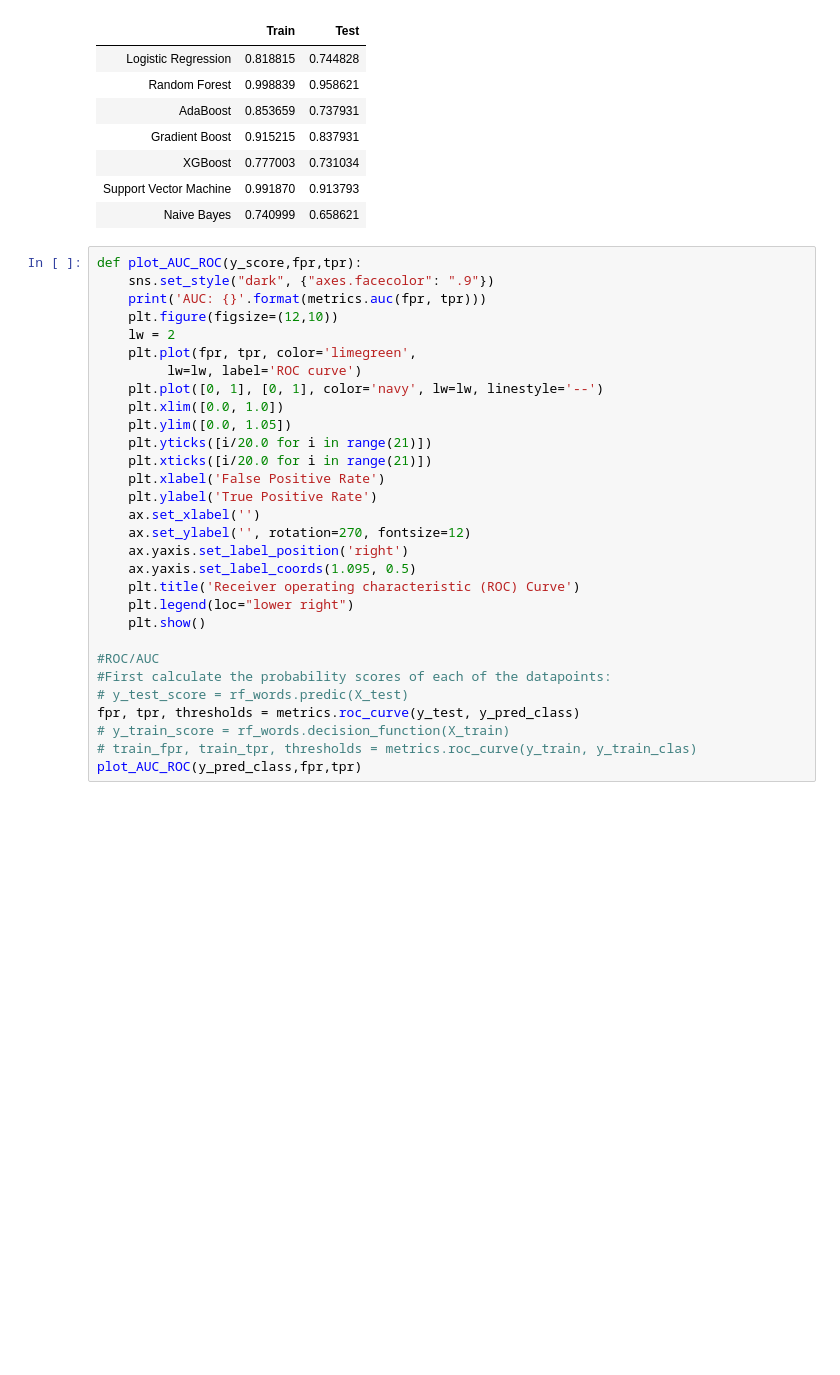
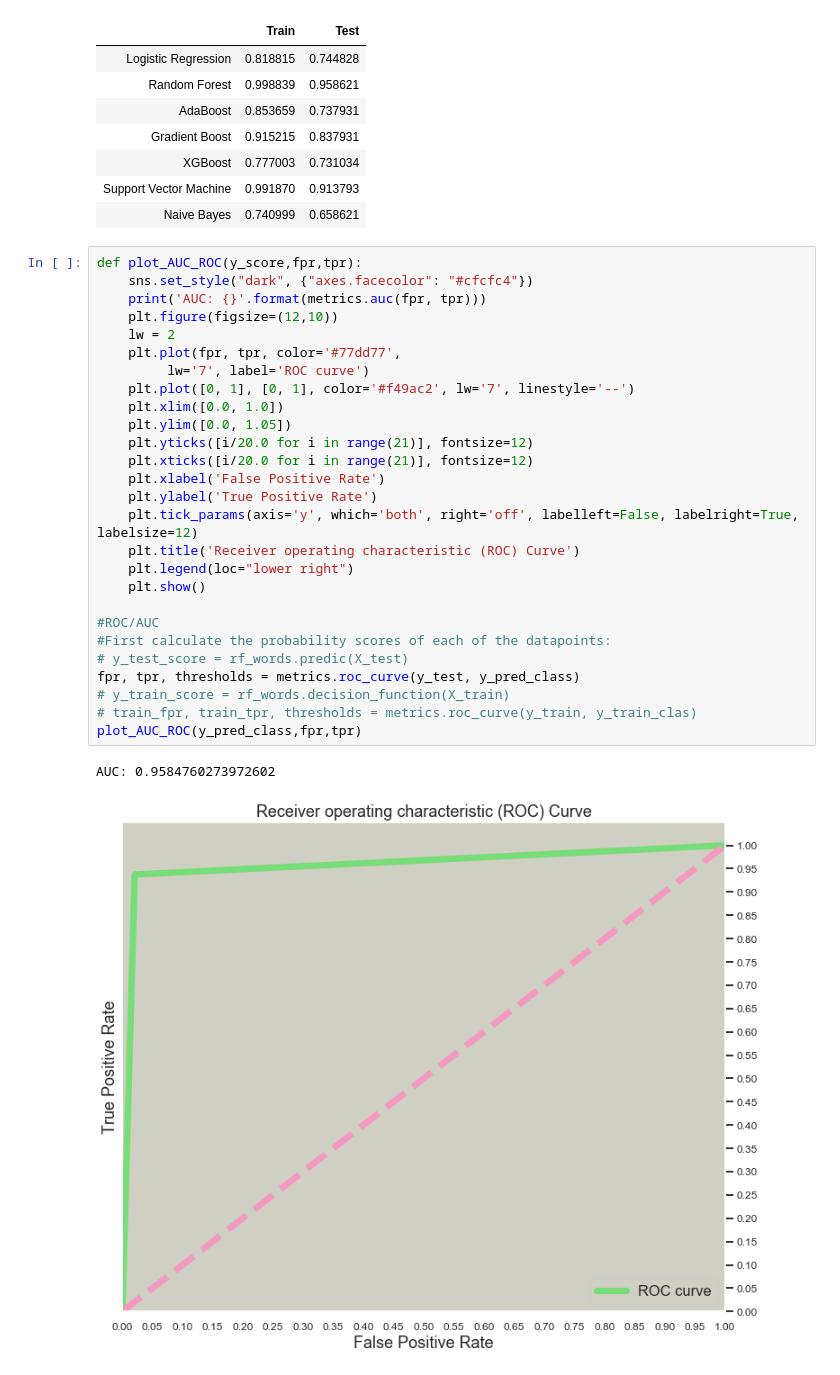
Before and after one commit to michaeleby1/google-books-classification, a Jupyter notebook: modeling.ipynb, the cells around one changed output. Drawn from its saved outputs; the diff is of its cells as text; blank space fills up the shorter version.

```diff
--- a/modeling.ipynb
+++ b/modeling.ipynb
@@ -708,31 +710,31 @@ df_scores
 | Naive Bayes | 0.740999 | 0.658621 |
 # %%
 def plot_AUC_ROC(y_score,fpr,tpr):
-    sns.set_style("dark", {"axes.facecolor": ".9"})
+    sns.set_style("dark", {"axes.facecolor": "#cfcfc4"})
     print('AUC: {}'.format(metrics.auc(fpr, tpr)))
     plt.figure(figsize=(12,10))
     lw = 2
-    plt.plot(fpr, tpr, color='limegreen',
-         lw=lw, label='ROC curve')
-    plt.plot([0, 1], [0, 1], color='navy', lw=lw, linestyle='--')
+    plt.plot(fpr, tpr, color='#77dd77',
+         lw='7', label='ROC curve')
+    plt.plot([0, 1], [0, 1], color='#f49ac2', lw='7', linestyle='--')
     plt.xlim([0.0, 1.0])
     plt.ylim([0.0, 1.05])
-    plt.yticks([i/20.0 for i in range(21)])
-    plt.xticks([i/20.0 for i in range(21)])
+    plt.yticks([i/20.0 for i in range(21)], fontsize=12)
+    plt.xticks([i/20.0 for i in range(21)], fontsize=12)
     plt.xlabel('False Positive Rate')
     plt.ylabel('True Positive Rate')
-    ax.set_xlabel('')
-    ax.set_ylabel('', rotation=270, fontsize=12)
-    ax.yaxis.set_label_position('right')
-    ax.yaxis.set_label_coords(1.095, 0.5)
+    plt.tick_params(axis='y', which='both', right='off', labelleft=False, labelright=True, labelsize=12)
     plt.title('Receiver operating characteristic (ROC) Curve')
     plt.legend(loc="lower right")
     plt.show()
 
 #ROC/AUC
 #First calculate the probability scores of each of the datapoints:
 # y_test_score = rf_words.predic(X_test)
 fpr, tpr, thresholds = metrics.roc_curve(y_test, y_pred_class)
 # y_train_score = rf_words.decision_function(X_train)
 # train_fpr, train_tpr, thresholds = metrics.roc_curve(y_train, y_train_clas)
 plot_AUC_ROC(y_pred_class,fpr,tpr)
+# %% [output]
+AUC: 0.9584760273972602
+[figure, added]
```
Also changed, not shown: parts of 11 cells of this notebook, 3 other files.
